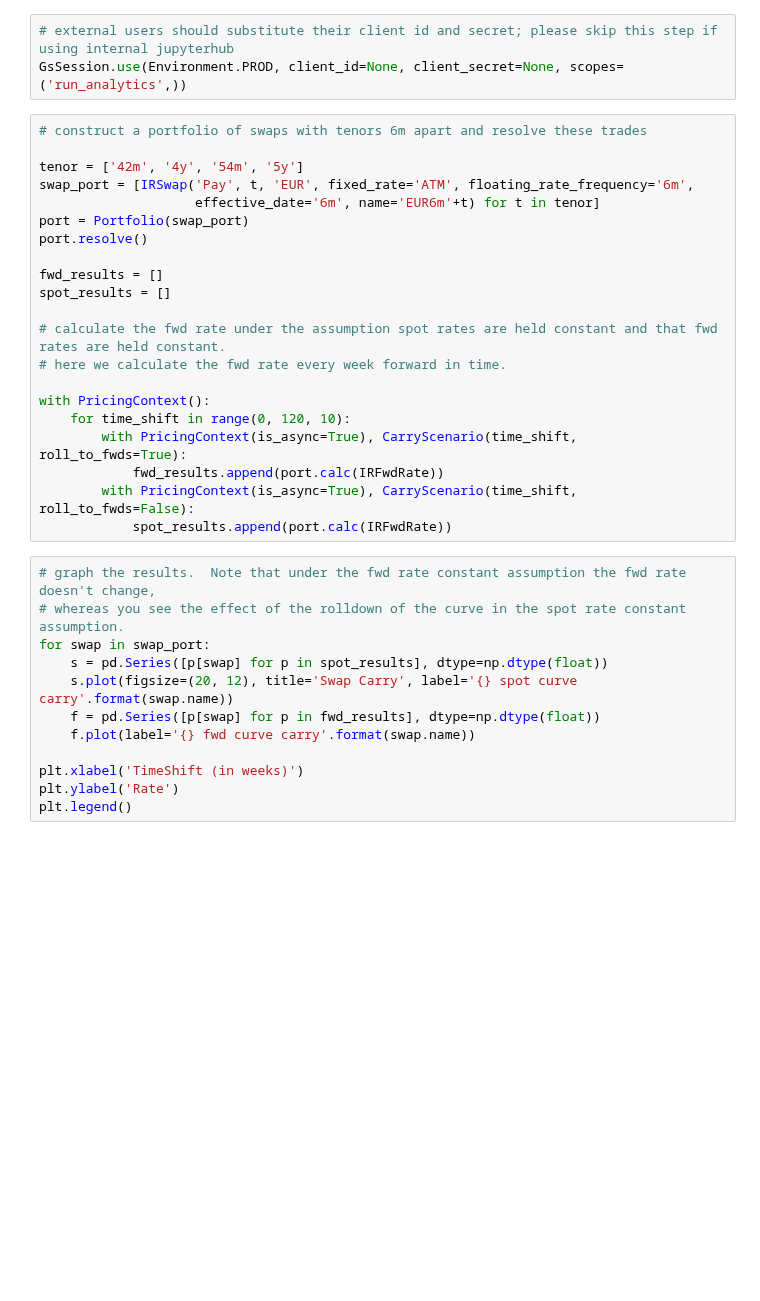
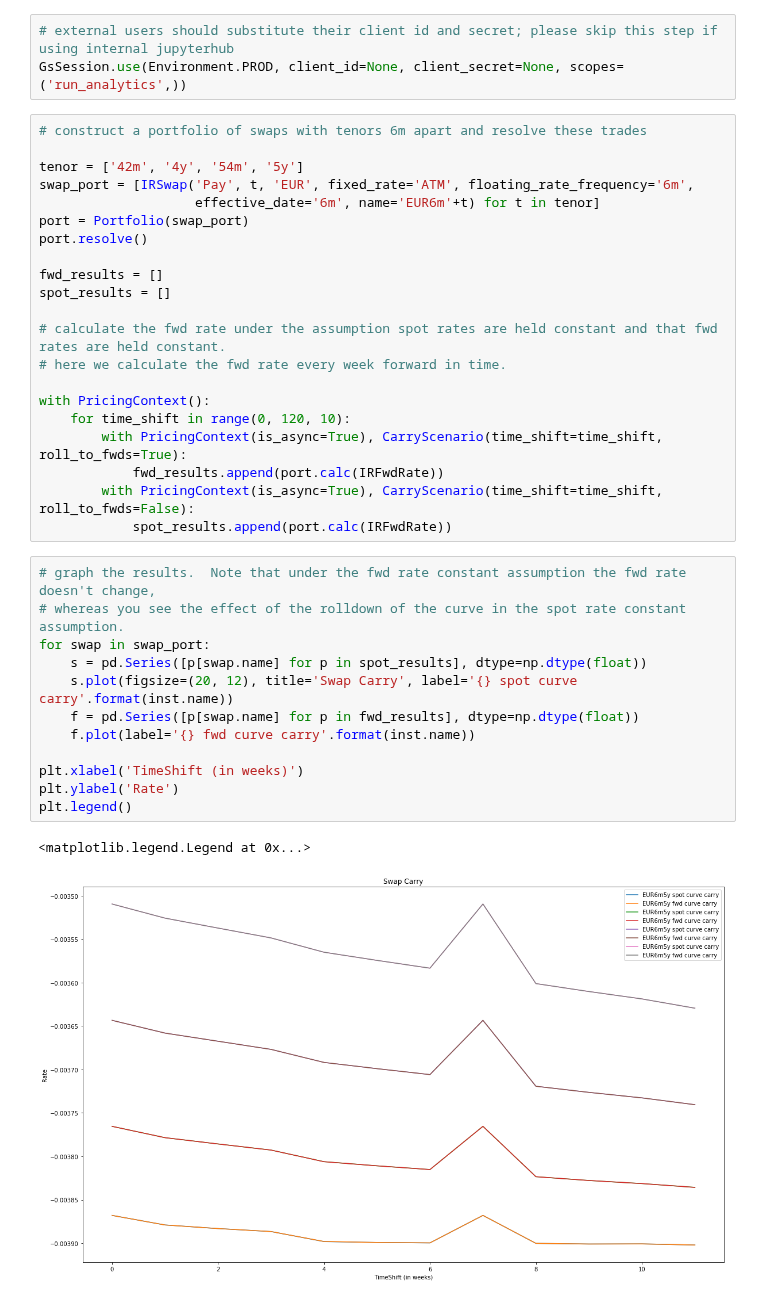
Before and after one commit to goldmansachs/gs-quant, a Jupyter notebook: gs_quant/examples/04_scenario/01_carry_shock/040104_carry_swap_fwd_rates.ipynb, the cells around one changed output. Saved outputs shown, nothing was run; the diff lists cells and outputs as text; blank space fills up the shorter version.

```diff
--- a/gs_quant/examples/04_scenario/01_carry_shock/040104_carry_swap_fwd_rates.ipynb
+++ b/gs_quant/examples/04_scenario/01_carry_shock/040104_carry_swap_fwd_rates.ipynb
@@ -27,19 +27,22 @@ spot_results = []
 
 with PricingContext():
     for time_shift in range(0, 120, 10):
-        with PricingContext(is_async=True), CarryScenario(time_shift, roll_to_fwds=True):
+        with PricingContext(is_async=True), CarryScenario(time_shift=time_shift, roll_to_fwds=True):
             fwd_results.append(port.calc(IRFwdRate))
-        with PricingContext(is_async=True), CarryScenario(time_shift, roll_to_fwds=False):
+        with PricingContext(is_async=True), CarryScenario(time_shift=time_shift, roll_to_fwds=False):
             spot_results.append(port.calc(IRFwdRate))
 # %%
 # graph the results.  Note that under the fwd rate constant assumption the fwd rate doesn't change,
 # whereas you see the effect of the rolldown of the curve in the spot rate constant assumption.
 for swap in swap_port:
-    s = pd.Series([p[swap] for p in spot_results], dtype=np.dtype(float))
-    s.plot(figsize=(20, 12), title='Swap Carry', label='{} spot curve carry'.format(swap.name))
-    f = pd.Series([p[swap] for p in fwd_results], dtype=np.dtype(float))
-    f.plot(label='{} fwd curve carry'.format(swap.name))
+    s = pd.Series([p[swap.name] for p in spot_results], dtype=np.dtype(float))
+    s.plot(figsize=(20, 12), title='Swap Carry', label='{} spot curve carry'.format(inst.name))
+    f = pd.Series([p[swap.name] for p in fwd_results], dtype=np.dtype(float))
+    f.plot(label='{} fwd curve carry'.format(inst.name))
 
 plt.xlabel('TimeShift (in weeks)')
 plt.ylabel('Rate')
 plt.legend()
+# %% [output]
+<matplotlib.legend.Legend at 0x...>
+[figure, added]
```
Also changed, not shown: 13 other files.
